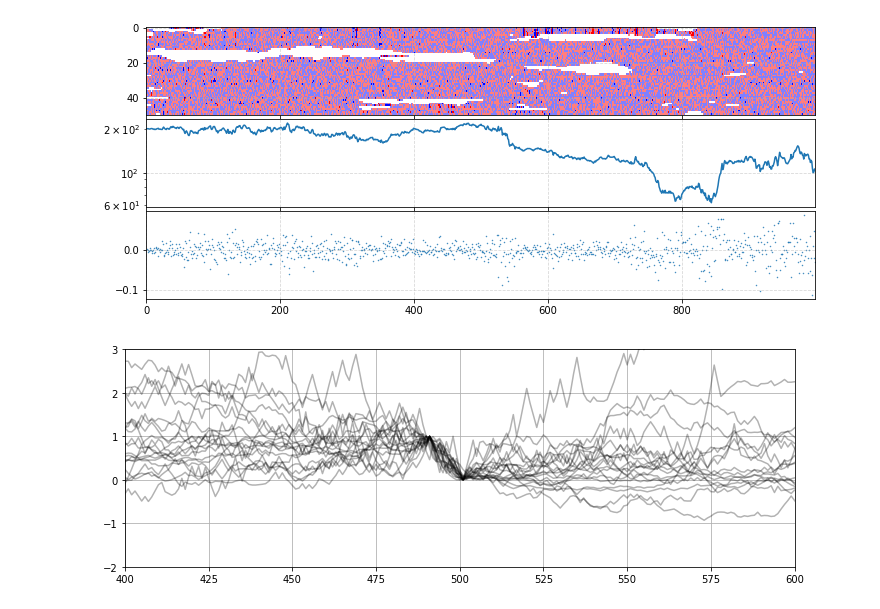
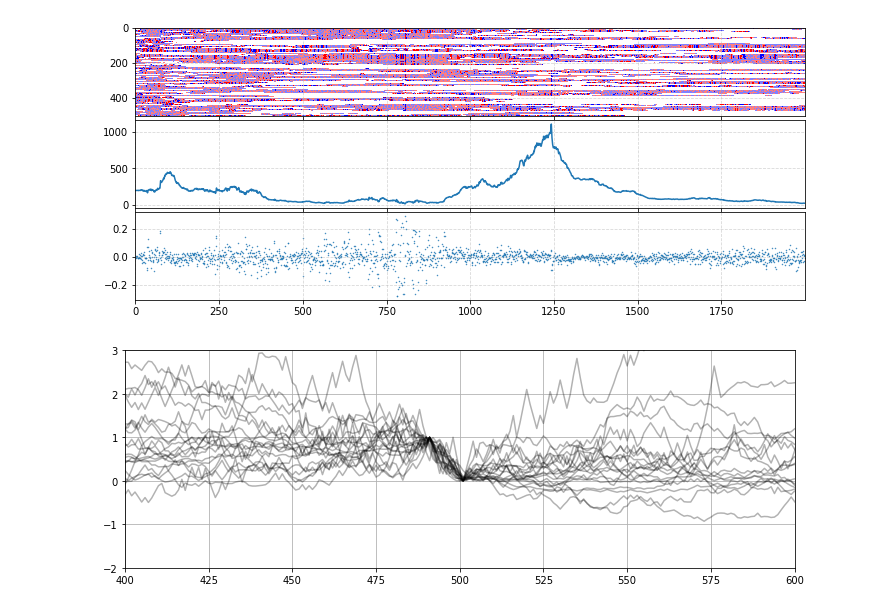
Before and after one commit to charelF/ComplexSystems, a Jupyter notebook: code/charel/datacollapse.ipynb, the cells around one changed output. Drawn from its saved outputs; the diff is of its cells as text; code cells hidden in the pictures.

```diff
--- a/code/charel/datacollapse.ipynb
+++ b/code/charel/datacollapse.ipynb
@@ -26,25 +26,25 @@ import time
 import numpy.matlib
 from matplotlib.colors import LogNorm
 # %%
-N0 = 1000
+N0 = 2000
 G,P,N,S,X,D,T,U,C, initial_account_balance = simulation(
-    trigger = False, bound = False, pd = 0.025, pe = 0,
-    ph = 0.03, pa = 0.7, N0=N0, N1=50, A=2, a=1, h=1,
-    pi1 = 0.5, pi2 = 0.2, pi3 = 0.3, ub=1000, lb=20)
+    trigger = False, bound = True, pd = 0.025, pe = 0,
+    ph = 0.03, pa = 0.7, N0=N0, N1=500, A=4, a=1, h=1,
+    pi1 = .5, pi2 = 0.3, pi3 = 0.2, ub=1000, lb=20)
 
 fig, axs = plt.subplots(
         ncols=1, nrows=3, figsize=(12,5), sharex=True, gridspec_kw =
         {'wspace':0, 'hspace':0.05}
     )
 axs[0].imshow(G.T, aspect="auto", interpolation="None", cmap="bwr")
-axs[1].set_yscale("log")
+# axs[1].set_yscale("log")
 axs[1].plot(S)
 axs[2].scatter(np.arange(X.shape[0]),X,s=0.2)
 for ax in axs:
     ax.grid(linestyle="--", alpha=0.5)
 plt.show()
 # %% [output]
-[figure, old version]
+[figure, new version]
 # %%
 sims = 20
 datacollapse = np.zeros((sims, N0))
```
Also changed, not shown: parts of 1 cell of this notebook.
